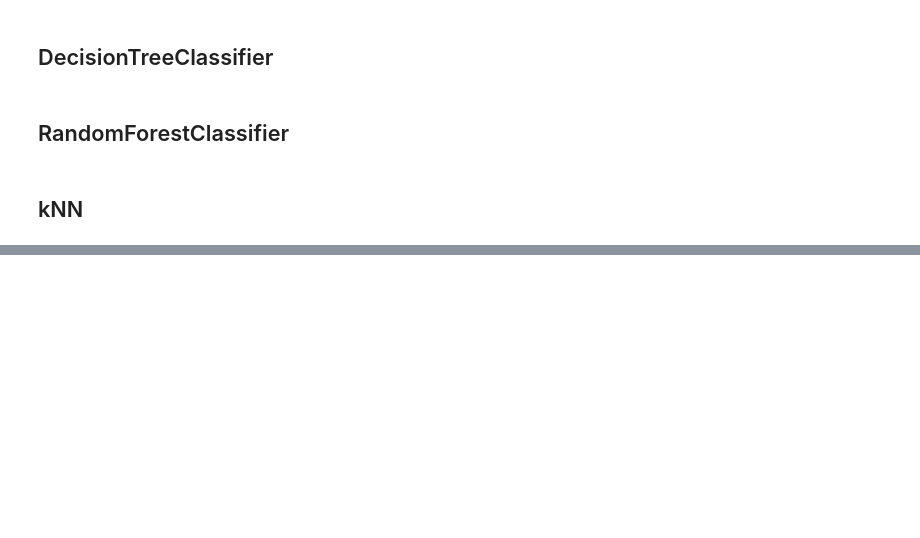
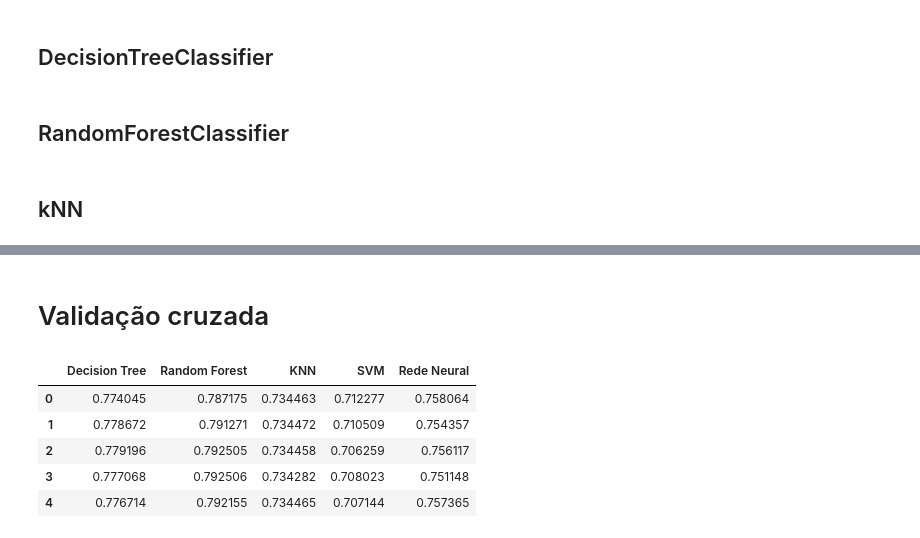
Before and after one commit to Matheusbcy/22-machine-learning-projects, a Jupyter notebook: Basico/Tel Churn/Telco_Customer_Churn.ipynb, the cells around one changed output, grey strips where cells are left out. Cells and saved outputs as stored; diff of their text form; code cells hidden in the pictures; blank space fills up the shorter version.

```diff
--- a/Basico/Tel Churn/Telco_Customer_Churn.ipynb
+++ b/Basico/Tel Churn/Telco_Customer_Churn.ipynb
@@ -246,3 +245,5 @@ Melhor score: 0.8017
+# %% [markdown]
+# Validação cruzada
 # %%
 result_tree = []
 results_random_forest = []
@@ -250,7 +251,7 @@ results_kNN = []
 results_svm = []
 results_rede_neural = []
 
-for i in range(10):
+for i in range(5):
     kfold = KFold(n_splits=10, shuffle=True, random_state=i)
 
     # DECISION TREE
@@ -312,8 +313,25 @@ for i in range(10):
             activation="relu",
             batch_size=56,
             solver="sgd",
-            max_iter=500
+            max_iter=100
         ))
     ])
     scores = cross_val_score(pipe_mlp, X_train, y_train, cv=kfold)
     results_rede_neural.append(scores.mean())
+# %%
+df_all_results = pd.DataFrame({
+    "Decision Tree": result_tree,
+    "Random Forest": results_random_forest,
+    "KNN": results_kNN,
+    "SVM": results_svm,
+    "Rede Neural": results_rede_neural
+})
+
+df_all_results
+# %% [output]
+|  | Decision Tree | Random Forest | KNN | SVM | Rede Neural |
+| 0 | 0.774045 | 0.787175 | 0.734463 | 0.712277 | 0.758064 |
+| 1 | 0.778672 | 0.791271 | 0.734472 | 0.710509 | 0.754357 |
+| 2 | 0.779196 | 0.792505 | 0.734458 | 0.706259 | 0.756117 |
+| 3 | 0.777068 | 0.792506 | 0.734282 | 0.708023 | 0.751148 |
+| 4 | 0.776714 | 0.792155 | 0.734465 | 0.707144 | 0.757365 |
```
Also changed, not shown: parts of 4 cells of this notebook.
